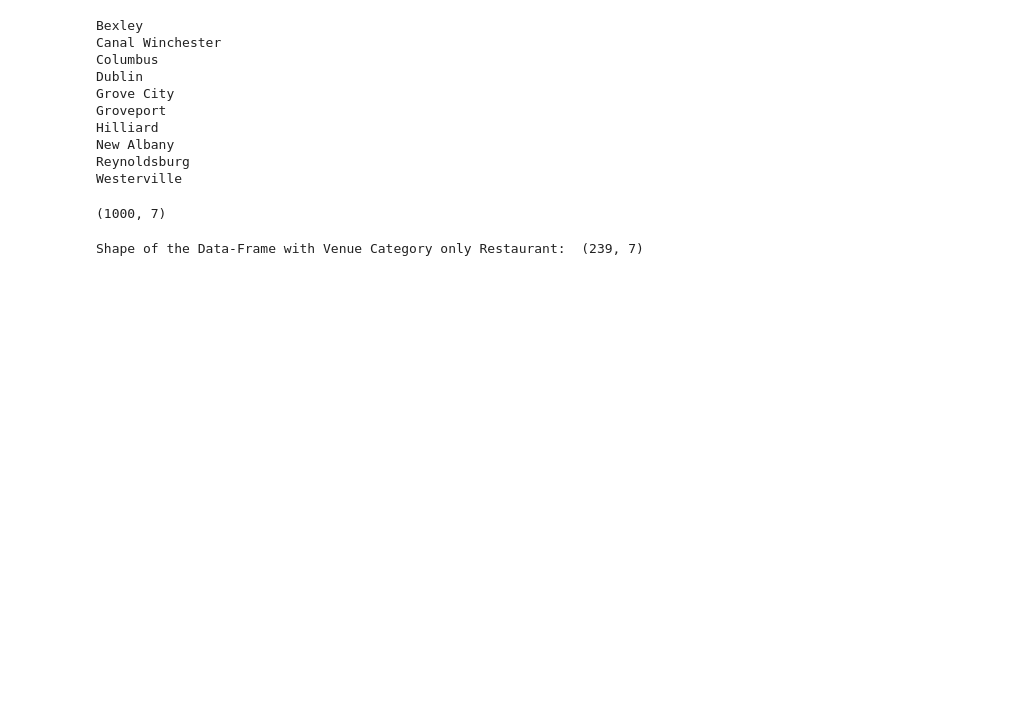
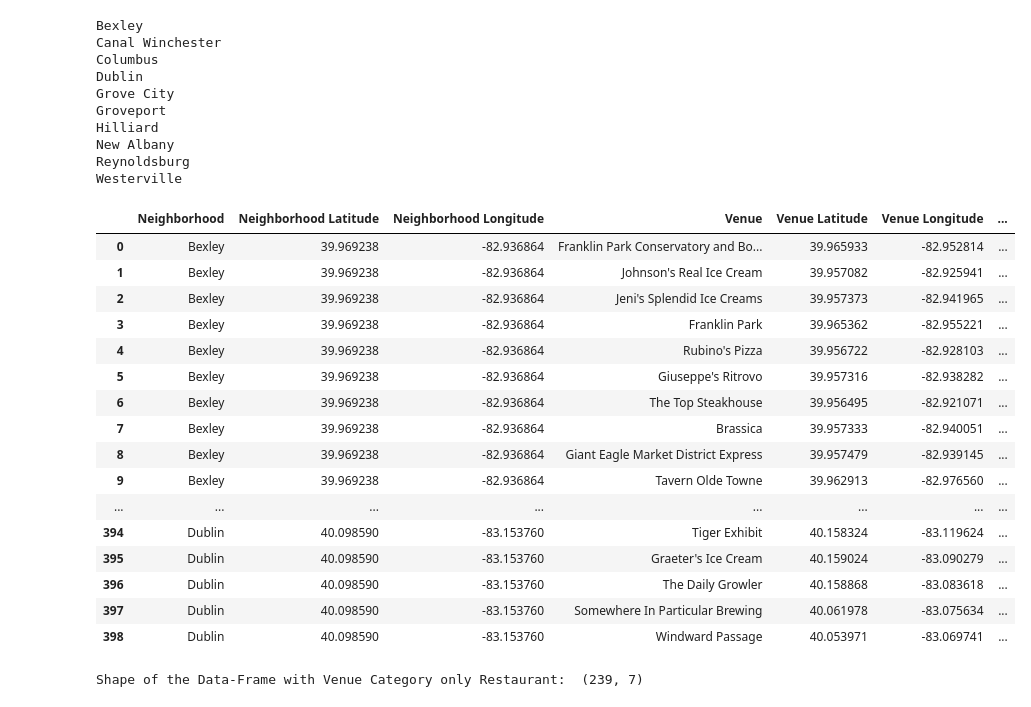
Before and after one commit to yywang118/Coursera-Capstone, a Jupyter notebook: Capstone: The battle of neighnourhoods.ipynb, the cells around one changed output. Cells and saved outputs as stored; diff of their text form; code cells hidden in the pictures; blank space fills up the shorter version.

```diff
--- a/Capstone: The battle of neighnourhoods.ipynb
+++ b/Capstone: The battle of neighnourhoods.ipynb
@@ -332,9 +343,25 @@ New Albany
 Reynoldsburg
 Westerville
 # %%
-franklin_venues.shape
+franklin_venues
 # %% [output]
-(1000, 7)
+|  | Neighborhood | Neighborhood Latitude | Neighborhood Longitude | Venue | Venue Latitude | Venue Longitude | ... |
+| 0 | Bexley | 39.969238 | -82.936864 | Franklin Park Conservatory and Bo... | 39.965933 | -82.952814 | ... |
+| 1 | Bexley | 39.969238 | -82.936864 | Johnson's Real Ice Cream | 39.957082 | -82.925941 | ... |
+| 2 | Bexley | 39.969238 | -82.936864 | Jeni's Splendid Ice Creams | 39.957373 | -82.941965 | ... |
+| 3 | Bexley | 39.969238 | -82.936864 | Franklin Park | 39.965362 | -82.955221 | ... |
+| 4 | Bexley | 39.969238 | -82.936864 | Rubino's Pizza | 39.956722 | -82.928103 | ... |
+| 5 | Bexley | 39.969238 | -82.936864 | Giuseppe's Ritrovo | 39.957316 | -82.938282 | ... |
+| 6 | Bexley | 39.969238 | -82.936864 | The Top Steakhouse | 39.956495 | -82.921071 | ... |
+| 7 | Bexley | 39.969238 | -82.936864 | Brassica | 39.957333 | -82.940051 | ... |
+| 8 | Bexley | 39.969238 | -82.936864 | Giant Eagle Market District Express | 39.957479 | -82.939145 | ... |
+| 9 | Bexley | 39.969238 | -82.936864 | Tavern Olde Towne | 39.962913 | -82.976560 | ... |
+| ... | ... | ... | ... | ... | ... | ... | ... |
+| 394 | Dublin | 40.098590 | -83.153760 | Tiger Exhibit | 40.158324 | -83.119624 | ... |
+| 395 | Dublin | 40.098590 | -83.153760 | Graeter's Ice Cream | 40.159024 | -83.090279 | ... |
+| 396 | Dublin | 40.098590 | -83.153760 | The Daily Growler | 40.158868 | -83.083618 | ... |
+| 397 | Dublin | 40.098590 | -83.153760 | Somewhere In Particular Brewing | 40.061978 | -83.075634 | ... |
+| 398 | Dublin | 40.098590 | -83.153760 | Windward Passage | 40.053971 | -83.069741 | ... |
 # %%
 # Create a Data-Frame out of it to Concentrate Only on Restaurants
 
```
Also changed, not shown: parts of 11 cells of this notebook.
